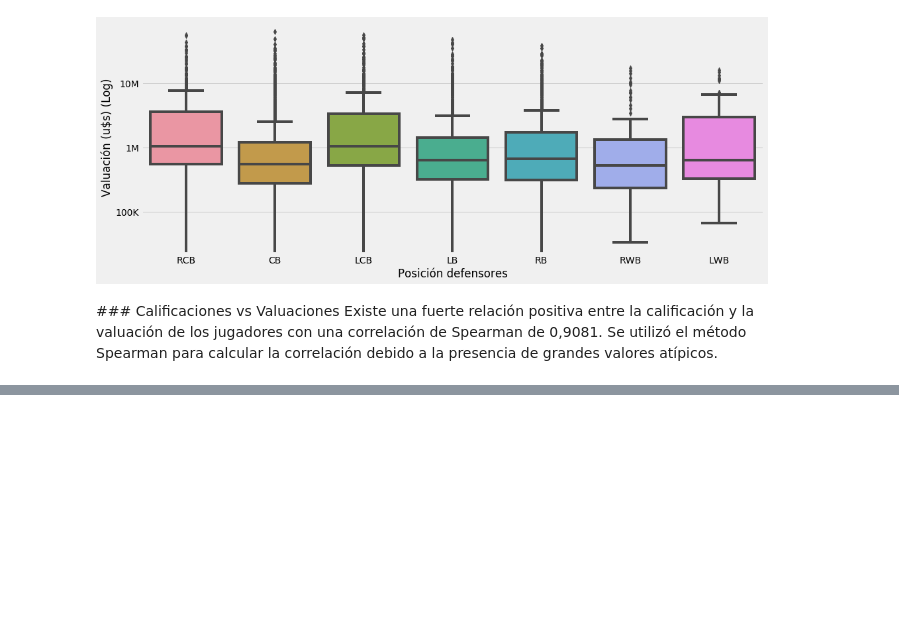
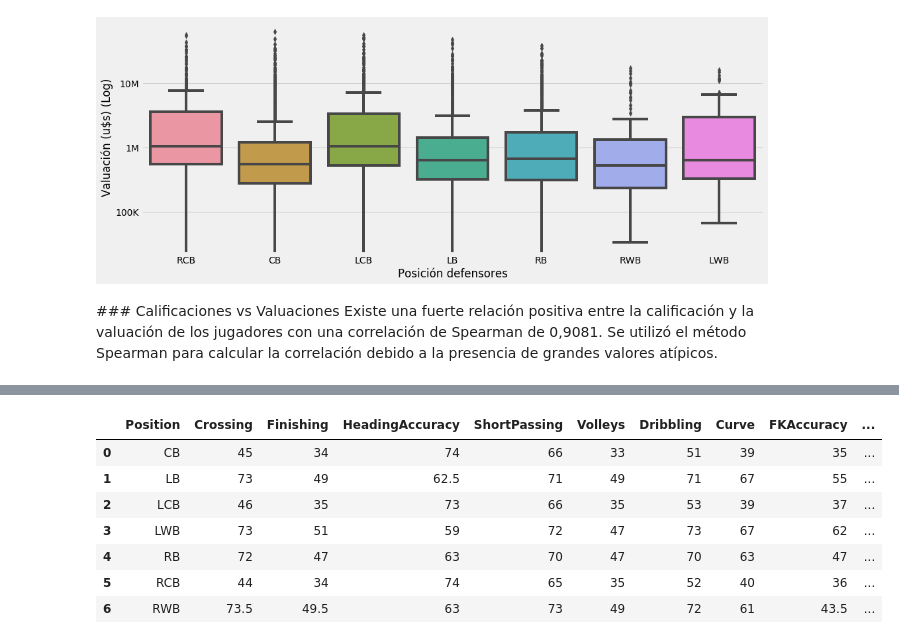
Before and after one commit to raulcarlomagno/dmuba-especializacion-futbol, a Jupyter notebook: main.ipynb, the cells around one changed output, grey strips where cells are left out. Cells and saved outputs as stored; diff of their text form; code cells hidden in the pictures; blank space fills up the shorter version.

```diff
--- a/main.ipynb
+++ b/main.ipynb
@@ -463,0 +586,30 @@ ax.yaxis.set_major_formatter(ticker.FuncFormatter(reformat_large_tick_values));
+# %%
+df_numerics.reindex(sorted(df_numerics.columns), axis=1)
+
+def format_vertical_headers(df):
+    """Display a dataframe with vertical column headers"""
+    styles = [dict(selector="th", props=[('max-width', '80px')]),
+              dict(selector="th.col_heading",
+                   props=[("writing-mode", "vertical-rl"),
+                          ('transform', 'rotateZ(-90deg)'),
+                          ('height', '110px'),
+                          #('vertical-align', 'top')
+                         ])]
+    return (df.fillna('').style.set_table_styles(styles)).background_gradient(cmap='Blues')
+
+
+
+df_def = df_numerics[df_numerics['Position Group'] == 'DEF'].iloc[:,1:]#.style.background_gradient(cmap='Blues')
+
+
+
+format_vertical_headers(df_def)
+# %% [output]
+|  | Position | Crossing | Finishing | HeadingAccuracy | ShortPassing | Volleys | Dribbling | Curve | FKAccuracy | ... |
+| 0 | CB | 45 | 34 | 74 | 66 | 33 | 51 | 39 | 35 | ... |
+| 1 | LB | 73 | 49 | 62.5 | 71 | 49 | 71 | 67 | 55 | ... |
+| 2 | LCB | 46 | 35 | 73 | 66 | 35 | 53 | 39 | 37 | ... |
+| 3 | LWB | 73 | 51 | 59 | 72 | 47 | 73 | 67 | 62 | ... |
+| 4 | RB | 72 | 47 | 63 | 70 | 47 | 70 | 63 | 47 | ... |
+| 5 | RCB | 44 | 34 | 74 | 65 | 35 | 52 | 40 | 36 | ... |
+| 6 | RWB | 73.5 | 49.5 | 63 | 73 | 49 | 72 | 61 | 43.5 | ... |
```
Also changed, not shown: parts of 8 cells of this notebook.
